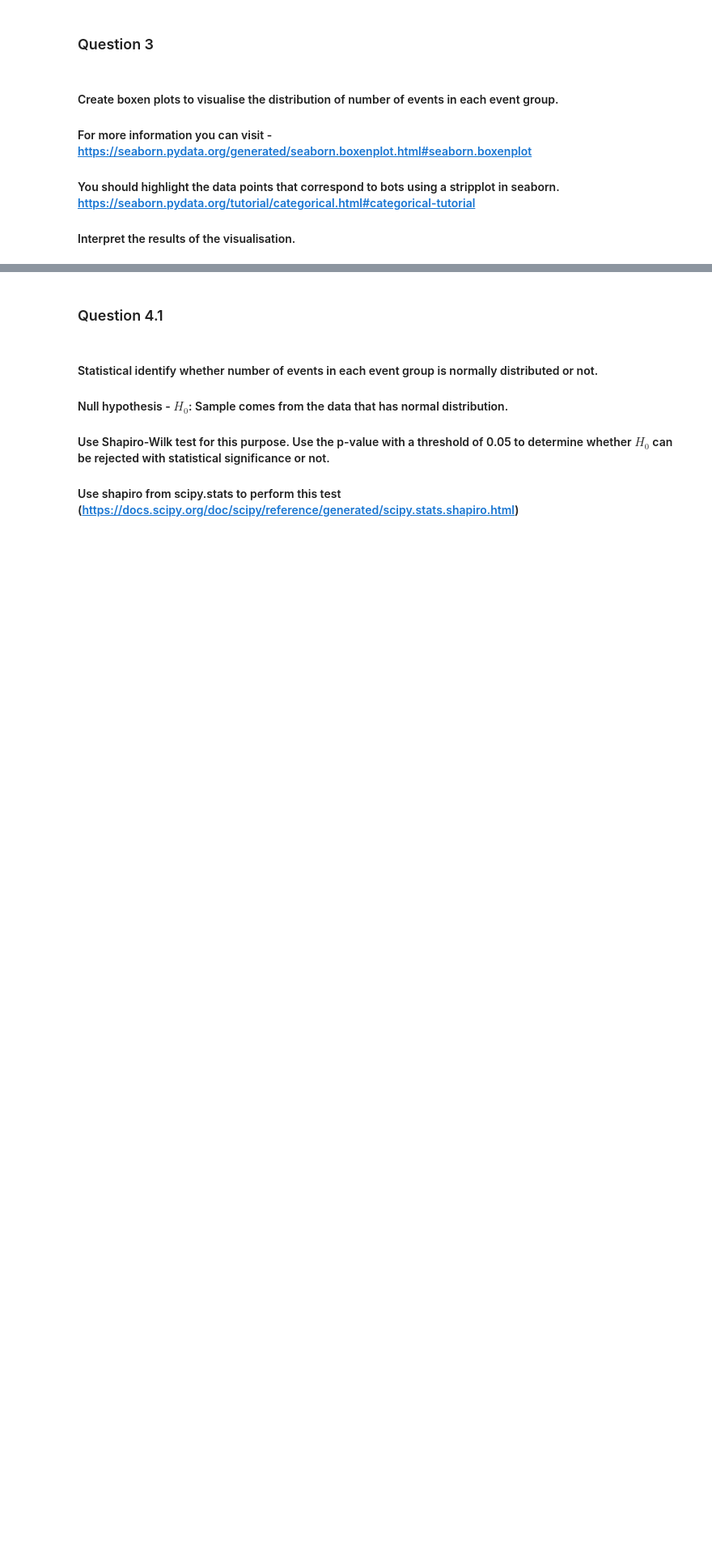
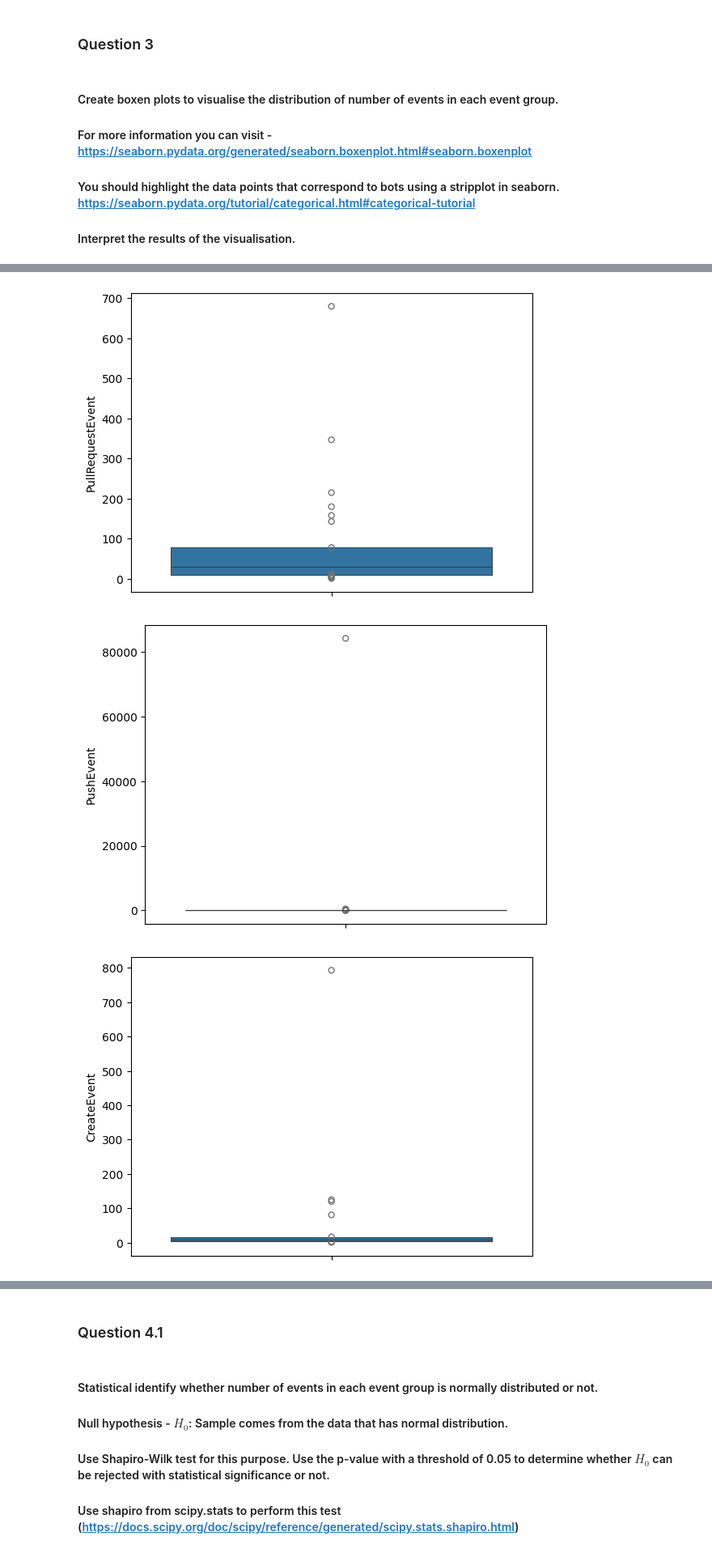
Before and after one commit to amanzio/Software_Evolution_TP_bots, a Jupyter notebook: TP_bots_template.ipynb, the cells around one changed output, grey strips where cells are left out. Shown at 81% size. Drawn from its saved outputs; the diff is of its cells as text; code cells hidden in the pictures; blank space fills up the shorter version.

```diff
--- a/TP_bots_template.ipynb
+++ b/TP_bots_template.ipynb
@@ -659,2 +675,9 @@ The fork event, the gollum event and watch event are less frequent than other ev
 # %%
 # YOUR CODE BELOW - Visualise number of events from repo event group
+for col in count_df.drop(["acc_type", "contributor"], inplace=False, axis=1).columns:
+    sns.boxenplot(data=count_df, y=col)
+    plt.show()
+# %% [output]
+[figure, added]
+[figure, added]
+[figure, added]
```
Also changed, not shown: parts of 8 cells of this notebook.
